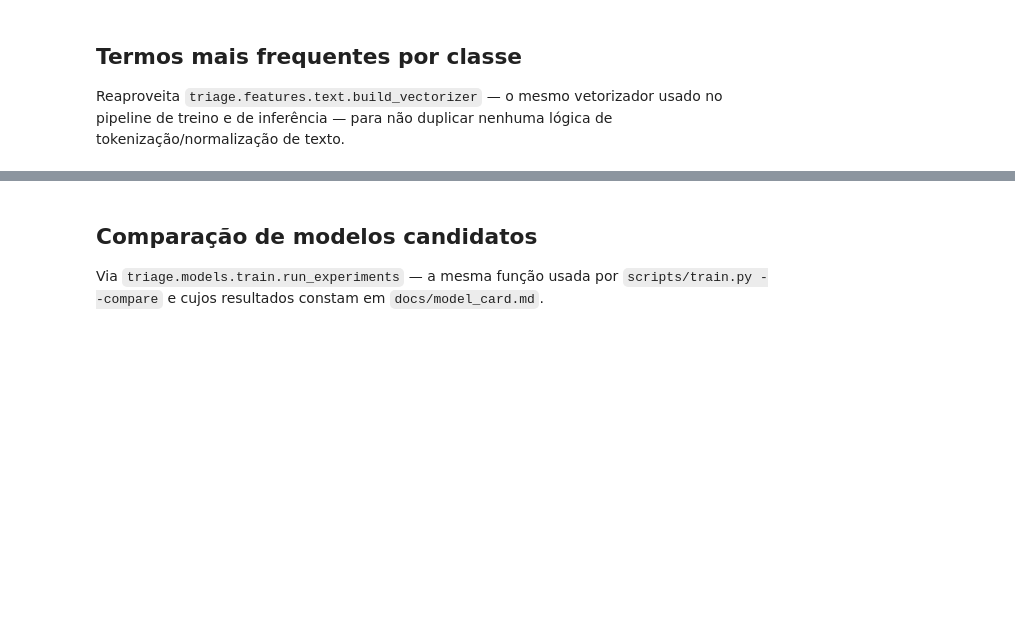
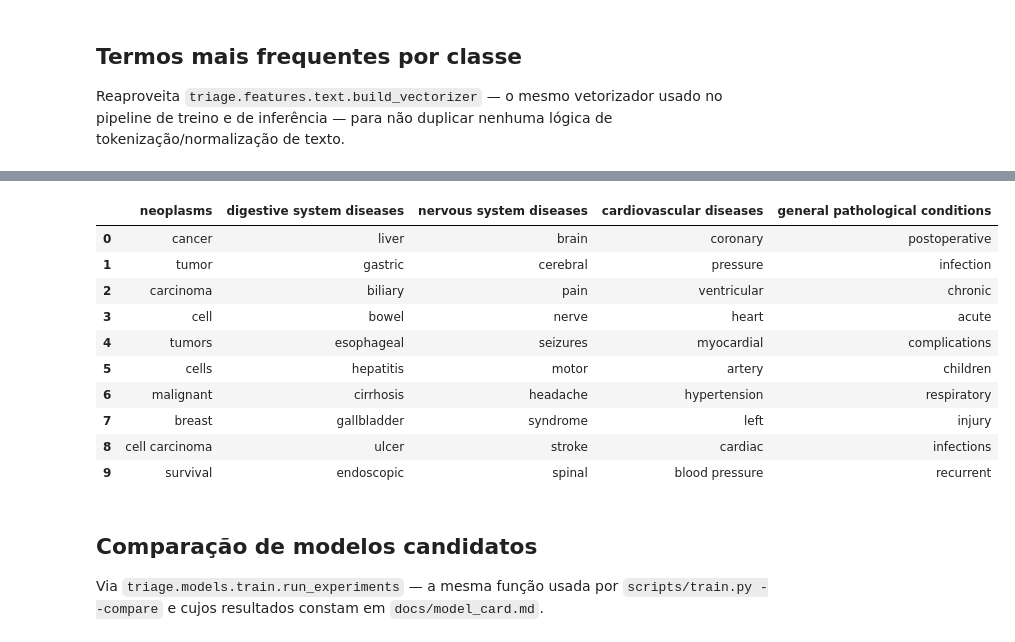
Before and after one commit to Lanfa8/tc-corpus-nlp, a Jupyter notebook: notebooks/01_eda.ipynb, the cells around one changed output, grey strips where cells are left out. Drawn from its saved outputs; the diff is of its cells as text; code cells hidden in the pictures; blank space fills up the shorter version.

```diff
--- a/notebooks/01_eda.ipynb
+++ b/notebooks/01_eda.ipynb
@@ -115,16 +115,3 @@ Name: medical_abstract, dtype: float64
 Reaproveita `triage.features.text.build_vectorizer` — o mesmo vetorizador
 usado no pipeline de treino e de inferência — para não duplicar nenhuma
 lógica de tokenização/normalização de texto.
-# %%
-vectorizer = build_vectorizer(min_df=5)
-tfidf_matrix = vectorizer.fit_transform(train_df["medical_abstract"])
-vocabulary = np.array(vectorizer.get_feature_names_out())
-
-top_terms_by_class = {}
-for label in LABELS:
-    mask = (train_df["condition_label"] == label).to_numpy()
-    mean_tfidf = np.asarray(tfidf_matrix[mask].mean(axis=0)).ravel()
-    top_indices = mean_tfidf.argsort()[::-1][:10]
-    top_terms_by_class[CONDITION_NAMES[label]] = list(vocabulary[top_indices])
-
-pd.DataFrame(top_terms_by_class)
@@ -143,3 +120,33 @@ pd.DataFrame(top_terms_by_class)
+# %%
+vectorizer = build_vectorizer(min_df=5)
+tfidf_matrix = vectorizer.fit_transform(train_df["medical_abstract"])
+feature_names = vectorizer.get_feature_names_out()
+vocabulary = np.array(
+    [" ".join(t) if isinstance(t, tuple) else t for t in feature_names]
+)
+
+top_terms_by_class = {}
+for label in LABELS:
+    mask = (train_df["condition_label"] == label).to_numpy()
+    mean_in_class = np.asarray(tfidf_matrix[mask].mean(axis=0)).ravel()
+    mean_outside_class = np.asarray(tfidf_matrix[~mask].mean(axis=0)).ravel()
+    discriminative_score = mean_in_class - mean_outside_class
+    top_indices = discriminative_score.argsort()[::-1][:10]
+    top_terms_by_class[CONDITION_NAMES[label]] = list(vocabulary[top_indices])
+
+pd.DataFrame(top_terms_by_class)
+# %% [output]
+|  | neoplasms | digestive system diseases | nervous system diseases | cardiovascular diseases | general pathological conditions |
+| 0 | cancer | liver | brain | coronary | postoperative |
+| 1 | tumor | gastric | cerebral | pressure | infection |
+| 2 | carcinoma | biliary | pain | ventricular | chronic |
+| 3 | cell | bowel | nerve | heart | acute |
+| 4 | tumors | esophageal | seizures | myocardial | complications |
+| 5 | cells | hepatitis | motor | artery | children |
+| 6 | malignant | cirrhosis | headache | hypertension | respiratory |
+| 7 | breast | gallbladder | syndrome | left | injury |
+| 8 | cell carcinoma | ulcer | stroke | cardiac | infections |
+| 9 | survival | endoscopic | spinal | blood pressure | recurrent |
 # %% [markdown]
 ## Comparação de modelos candidatos
 
```
Also changed, not shown: parts of 3 cells of this notebook, 19 other files.
